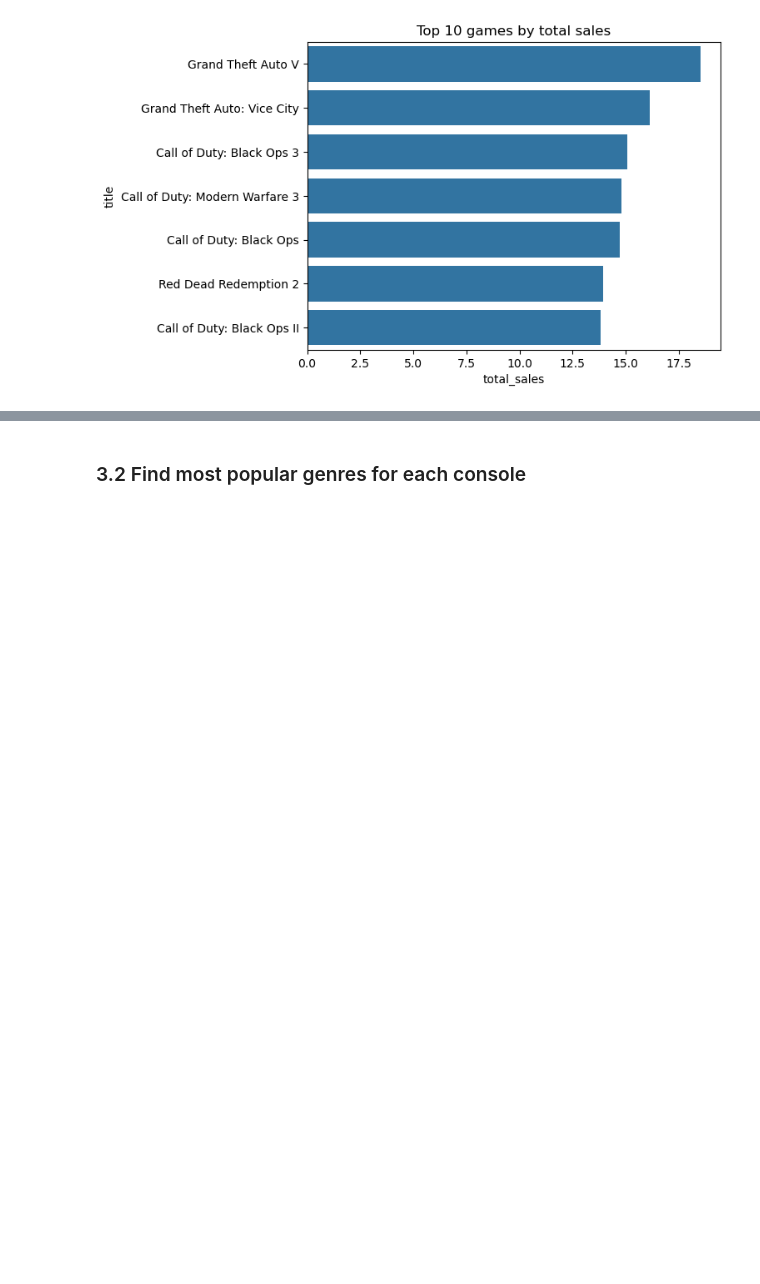
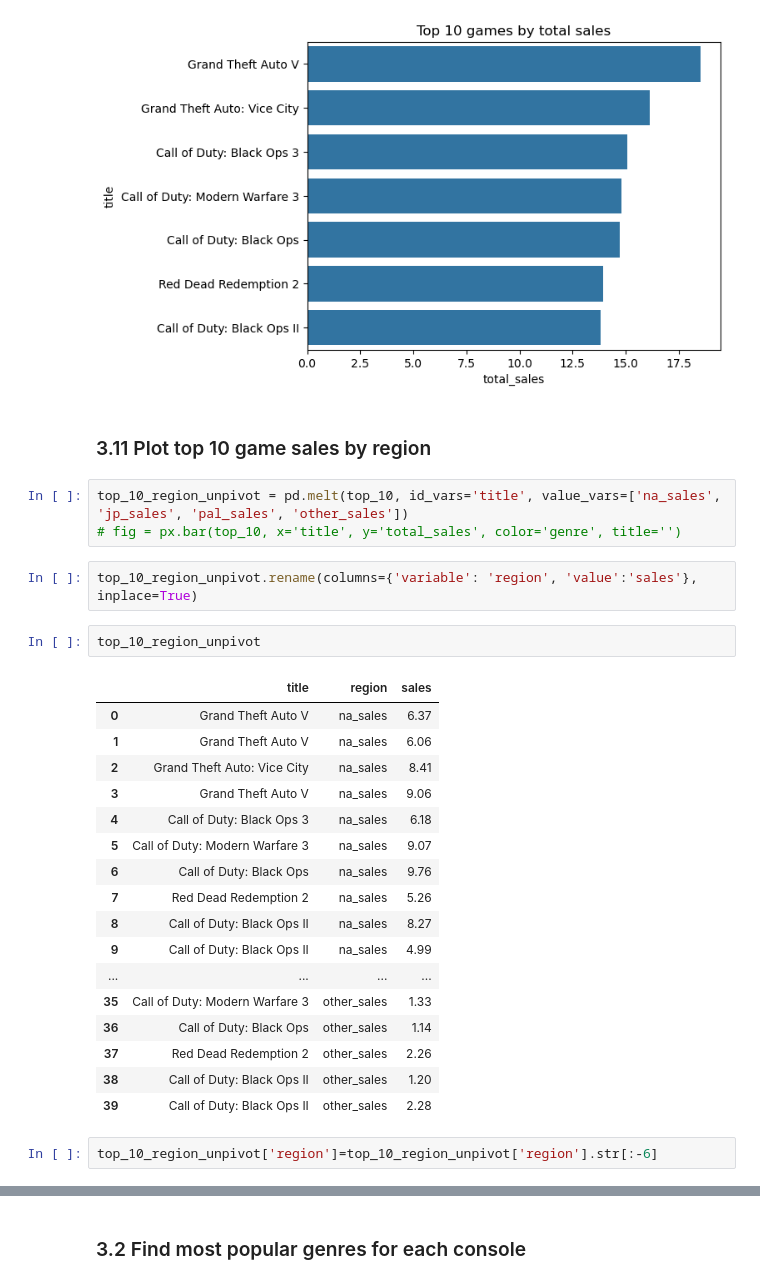
Before and after one commit to Mohamed-Shaheedullah/VG-Analysis, a Jupyter notebook: VG-EDA.ipynb, the cells around one changed output, grey strips where cells are left out. Drawn from its saved outputs; the diff is of its cells as text; blank space fills up the shorter version.

Commit message:
added sales of top 10 games by region

```diff
--- a/VG-EDA.ipynb
+++ b/VG-EDA.ipynb
@@ -73,3 +73,32 @@ top_10
 chart = sns.barplot(x=top_10['total_sales'], y=top_10['title'], errorbar=None).set(title='Top 10 games by total sales')
 # %% [output]
 [figure]
+# %% [markdown]
+### 3.11 Plot top 10 game sales by region
+# %%
+top_10_region_unpivot = pd.melt(top_10, id_vars='title', value_vars=['na_sales', 'jp_sales', 'pal_sales', 'other_sales'])
+# fig = px.bar(top_10, x='title', y='total_sales', color='genre', title='')
+# %%
+top_10_region_unpivot.rename(columns={'variable': 'region', 'value':'sales'}, inplace=True)
+# %%
+top_10_region_unpivot
+# %% [output]
+|  | title | region | sales |
+| 0 | Grand Theft Auto V | na_sales | 6.37 |
+| 1 | Grand Theft Auto V | na_sales | 6.06 |
+| 2 | Grand Theft Auto: Vice City | na_sales | 8.41 |
+| 3 | Grand Theft Auto V | na_sales | 9.06 |
+| 4 | Call of Duty: Black Ops 3 | na_sales | 6.18 |
+| 5 | Call of Duty: Modern Warfare 3 | na_sales | 9.07 |
+| 6 | Call of Duty: Black Ops | na_sales | 9.76 |
+| 7 | Red Dead Redemption 2 | na_sales | 5.26 |
+| 8 | Call of Duty: Black Ops II | na_sales | 8.27 |
+| 9 | Call of Duty: Black Ops II | na_sales | 4.99 |
+| ... | ... | ... | ... |
+| 35 | Call of Duty: Modern Warfare 3 | other_sales | 1.33 |
+| 36 | Call of Duty: Black Ops | other_sales | 1.14 |
+| 37 | Red Dead Redemption 2 | other_sales | 2.26 |
+| 38 | Call of Duty: Black Ops II | other_sales | 1.20 |
+| 39 | Call of Duty: Black Ops II | other_sales | 2.28 |
+# %%
+top_10_region_unpivot['region']=top_10_region_unpivot['region'].str[:-6]
```
Also changed, not shown: parts of 2 cells of this notebook.
